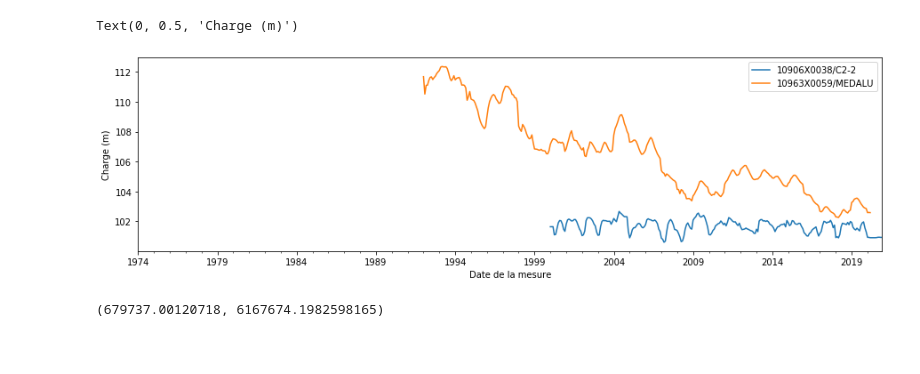
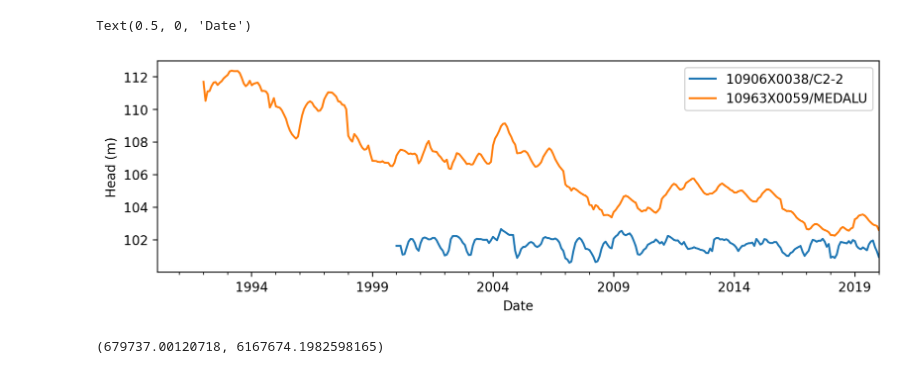
Before and after one commit to LudovicSchorpp/TM_Ludovic_Schorpp, a Jupyter notebook: codes_flopy/traitement_data/chroniques/chroniques.ipynb, the cells around one changed output. Saved outputs shown, nothing was run; the diff lists cells and outputs as text; code cells hidden in the pictures; blank space fills up the shorter version.

```diff
--- a/codes_flopy/traitement_data/chroniques/chroniques.ipynb
+++ b/codes_flopy/traitement_data/chroniques/chroniques.ipynb
@@ -12,7 +12,7 @@ import sys
 sys.path.append("../../modules")
 from Rouss import *
 # %%
-folder_path = "../../data/piezos"
+folder_path = "../../data/piezos/chroniques/"
 df = pd.DataFrame()
 for file in glob.glob(os.path.join(folder_path, '*.txt')):
     with codecs.open(file, 'r', encoding='utf-8',
@@ -98,15 +119,16 @@ def coor_pz(d):
 # %%
-fig,ax=plt.subplots(figsize=(15,4))
+fig,ax=plt.subplots(figsize=(10,3),dpi=200)
 d1 = df.groupby(["Code national BSS"]).resample("m").mean()["Cte NGF"].unstack().iloc[0,:]
 d2 = df.groupby(["Code national BSS"]).resample("m").mean()["Cte NGF"].unstack().iloc[-5,:]
-
 d1.plot()
 d2.plot()
+plt.xlim(pd.Timestamp('1990-02-15'), pd.Timestamp('2020-01-01'))
 plt.legend()
-plt.ylabel("Charge (m)")
+plt.ylabel("Head (m)")
+plt.xlabel("Date")
 # %% [output]
-Text(0, 0.5, 'Charge (m)')
+Text(0.5, 0, 'Date')
-[figure, old version]
+[figure, new version]
 # %%
 coor_pz(d2)
 # %% [output]
```
Also changed, not shown: parts of 5 cells of this notebook, 3 other files.
